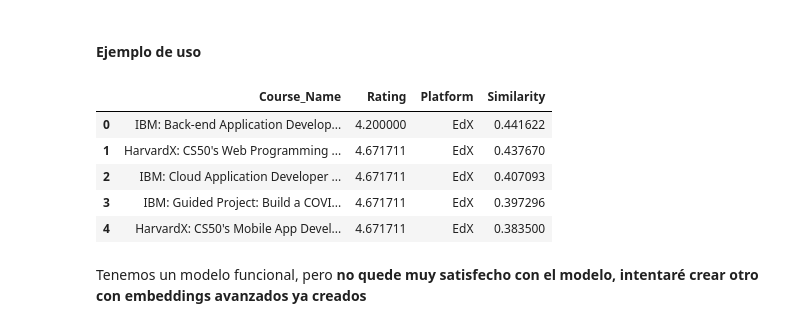
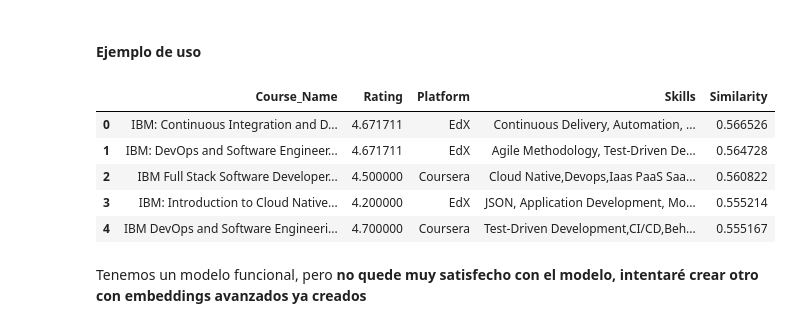
Before and after one commit to lucaramirezo/CourseMatch, a Jupyter notebook: notebooks/Course_RecommenderEDA-Model.ipynb, the cells around one changed output. Cells and saved outputs as stored; diff of their text form; code cells hidden in the pictures.

```diff
--- a/notebooks/Course_RecommenderEDA-Model.ipynb
+++ b/notebooks/Course_RecommenderEDA-Model.ipynb
@@ -242,19 +242,19 @@ def recommend_courses(
 # %%
 # Ejemplo de uso
 example_recommendations = recommend_courses(
-    keyword='react',
+    keyword='devop',
     level=1,
     top_n=5,
-    show_columns=['Course_Name', 'Rating', 'Platform', 'Similarity']
+    show_columns=['Course_Name', 'Rating', 'Platform', 'Skills', 'Similarity']
 )
 example_recommendations.head(5)
 # %% [output]
-|  | Course_Name | Rating | Platform | Similarity |
-| 0 | IBM: Back-end Application Develop... | 4.200000 | EdX | 0.441622 |
-| 1 | HarvardX: CS50's Web Programming ... | 4.671711 | EdX | 0.437670 |
-| 2 | IBM: Cloud Application Developer ... | 4.671711 | EdX | 0.407093 |
-| 3 | IBM: Guided Project: Build a COVI... | 4.671711 | EdX | 0.397296 |
-| 4 | HarvardX: CS50's Mobile App Devel... | 4.671711 | EdX | 0.383500 |
+|  | Course_Name | Rating | Platform | Skills | Similarity |
+| 0 | IBM: Continuous Integration and D... | 4.671711 | EdX | Continuous Delivery, Automation, ... | 0.566526 |
+| 1 | IBM: DevOps and Software Engineer... | 4.671711 | EdX | Agile Methodology, Test-Driven De... | 0.564728 |
+| 2 | IBM Full Stack Software Developer... | 4.500000 | Coursera | Cloud Native,Devops,Iaas PaaS Saa... | 0.560822 |
+| 3 | IBM: Introduction to Cloud Native... | 4.200000 | EdX | JSON, Application Development, Mo... | 0.555214 |
+| 4 | IBM DevOps and Software Engineeri... | 4.700000 | Coursera | Test-Driven Development,CI/CD,Beh... | 0.555167 |
 # %% [markdown]
 Tenemos un modelo funcional, pero **no quede muy satisfecho con el modelo, intentaré crear otro con embeddings avanzados ya creados**
 # %%
```
Also changed, not shown: 3 other files.
